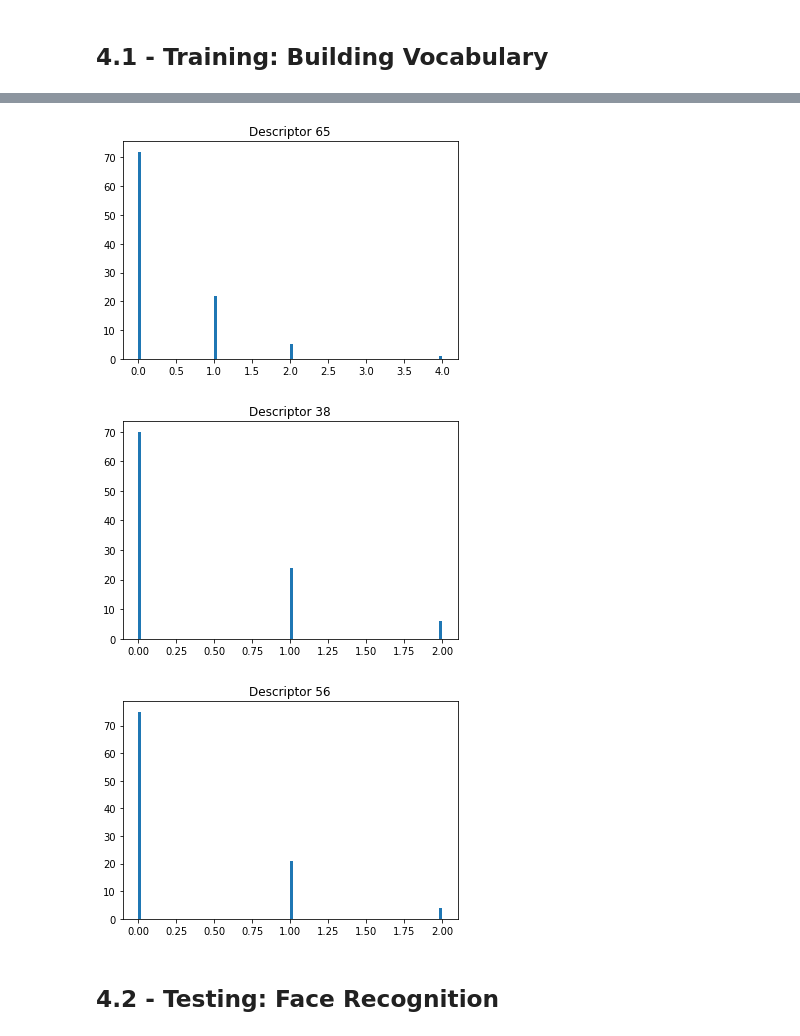
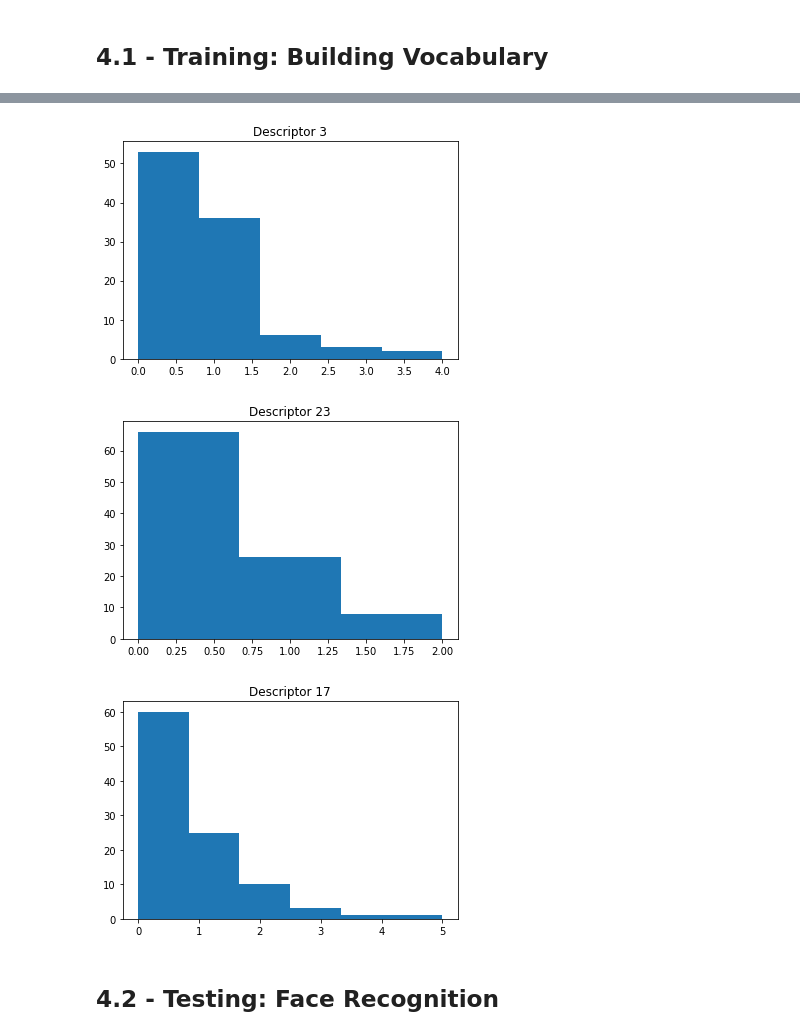
Before and after one commit to alexanderhale/ECSE415, a Jupyter notebook: FinalProject/VocabularyBuild.ipynb, the cells around one changed output, grey strips where cells are left out. Cells and saved outputs as stored; diff of their text form; code cells hidden in the pictures.

```diff
--- a/FinalProject/VocabularyBuild.ipynb
+++ b/FinalProject/VocabularyBuild.ipynb
@@ -118,27 +118,29 @@ plt.show()
 # %%
-def buildHistograms(trnDesc, emModel):
-    trnHist = []
-    for descriptor in trnDesc:
+# descriptors = list of feature descriptors
+# emModel = pre-trained GMM model
+def buildHistograms(descriptors, emModel):
+    histograms = []
+    for descriptor in descriptors:
         histogram = np.zeros(len(em.means_))
         for i in emModel.predict(descriptor):
             histogram[i] += 1.0
-        trnHist.append(histogram)
-    return trnHist
+        histograms.append(histogram)
+    return histograms
 
 # cluster descriptors into K clusters using the Gaussian Mixture model
 em = GaussianMixture(n_components=num_components)
 em = em.fit(np.concatenate(trainDescriptors))
 
 trainHistograms = buildHistograms(trainDescriptors, em)
 
 for i in np.random.randint(0, len(trainHistograms), 3):
-    plt.hist(trainHistograms[i], bins=num_components)
+    plt.hist(trainHistograms[i], bins=int(np.max(trainHistograms[i]) + 1)) # bins=num_components)
     plt.title("Descriptor {}".format(i))
     plt.show()
 # %% [output]
-[figure, old version]
+[figure, new version]
-[figure, old version]
+[figure, new version]
-[figure, old version]
+[figure, new version]
 # %% [markdown]
 ## 4.2 - Testing: Face Recognition
 # %%
```
Also changed, not shown: parts of 4 cells of this notebook.
